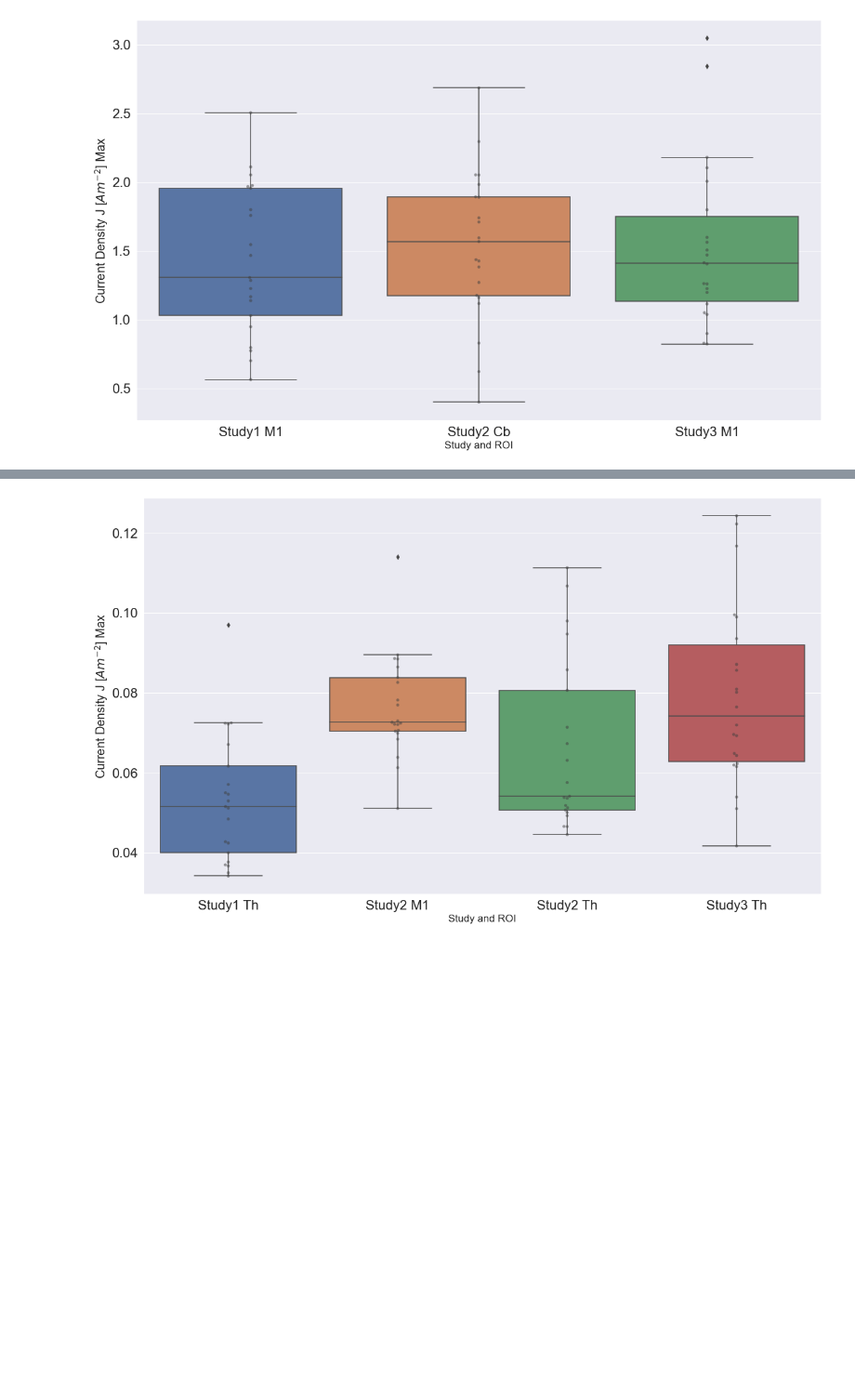
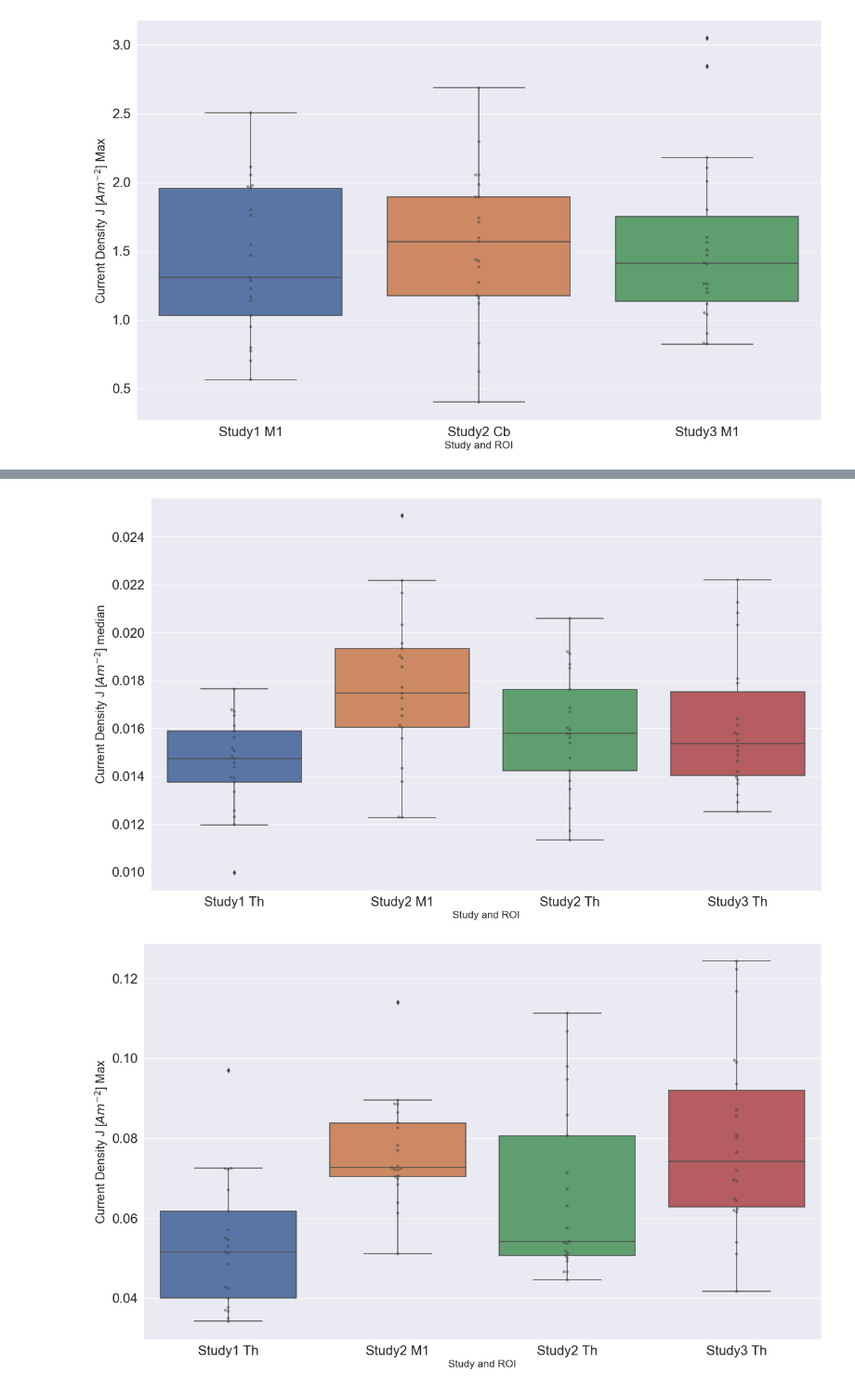
Before and after one commit to davide-aloi/wp1_2_roast, a Jupyter notebook: wp_all_plot_descriptive-stat.ipynb, the cells around one changed output, grey strips where cells are left out. Shown at 93% size. Cells and saved outputs as stored; diff of their text form; code cells hidden in the pictures; blank space fills up the shorter version.

```diff
--- a/wp_all_plot_descriptive-stat.ipynb
+++ b/wp_all_plot_descriptive-stat.ipynb
@@ -61,3 +84,27 @@ fig.savefig("CD_max_allstudies_onlytargets.png",dpi=300)
+# %%
+# CD results - medians in non targeted areas
+
+db = pd.read_csv(results_folder + 'wp_all_current_density_results.csv')
+
+db.drop('Study1 M1', axis = 1, inplace = True)
+db.drop('Study2 Cb', axis = 1, inplace = True)
+db.drop('Study3 Cb', axis = 1, inplace = True)
+
+db.drop('Study1 Cb', axis = 1, inplace = True)
+
+db.drop('Study3 M1', axis = 1, inplace = True)
+
+sns.set(style='whitegrid')
+sns.set(rc={'figure.figsize':(20,12)})
+sns.set(font_scale = 2)
+ax = sns.boxplot(x="variable", y="value", data=pd.melt(db))
+ax = sns.swarmplot(x="variable", y="value", data=pd.melt(db), color=".25", alpha=0.5)
+ax.set_xlabel("Study and ROI", fontsize = 17)
+ax.set_ylabel("Current Density J [$Am^{-2}$] median", fontsize = 20)
+fig = ax.get_figure()
+#fig.savefig("CD_medians_allstudies.png",dpi=300)
+# %% [output]
+[figure, added]
 # %%
 # CD max values
 results_folder = 'D:\\roast-chapter3\\wp_all_results\\' # Folder with results
```
Also changed, not shown: parts of 2 cells of this notebook, 2 other files.
